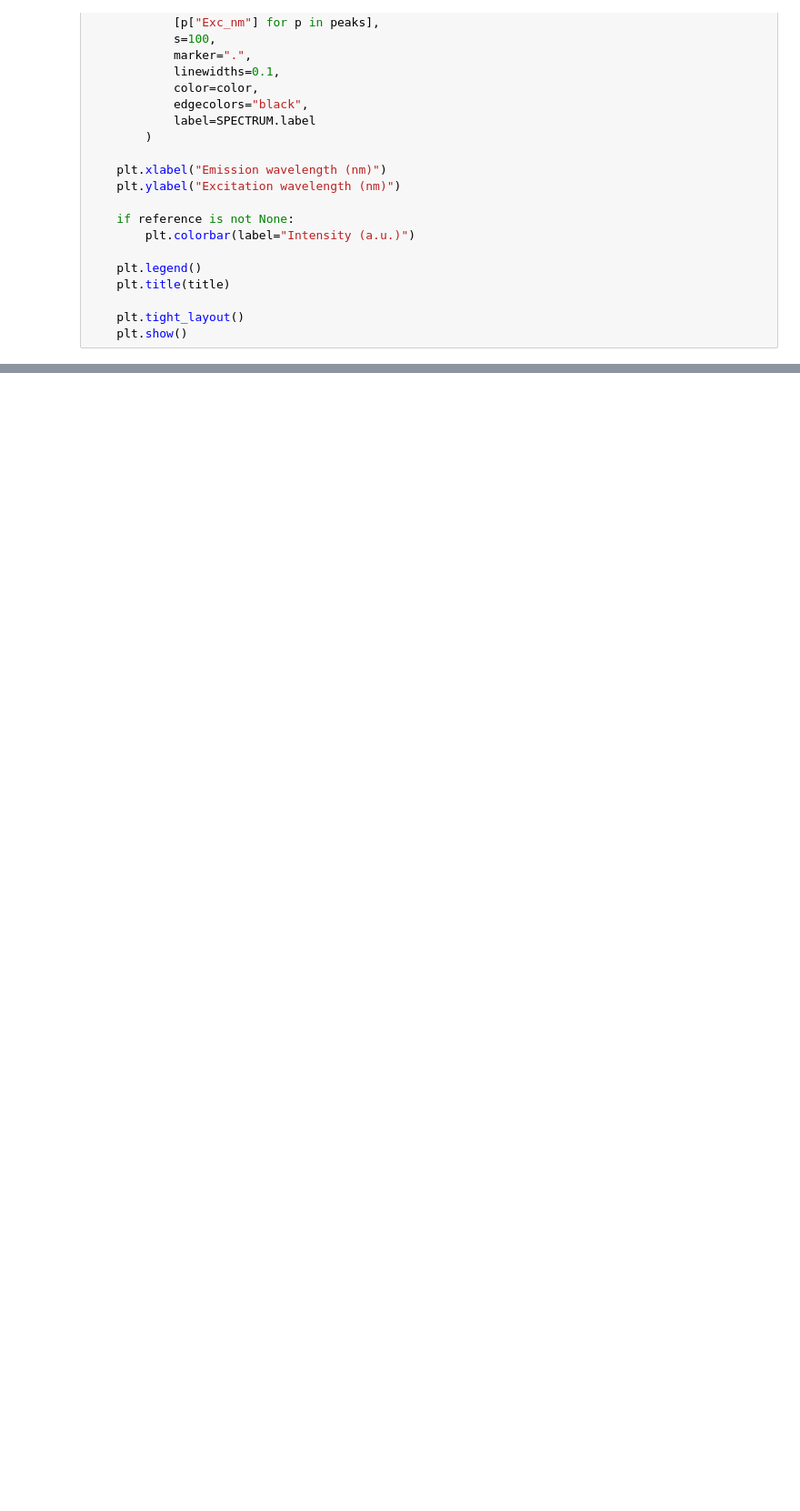
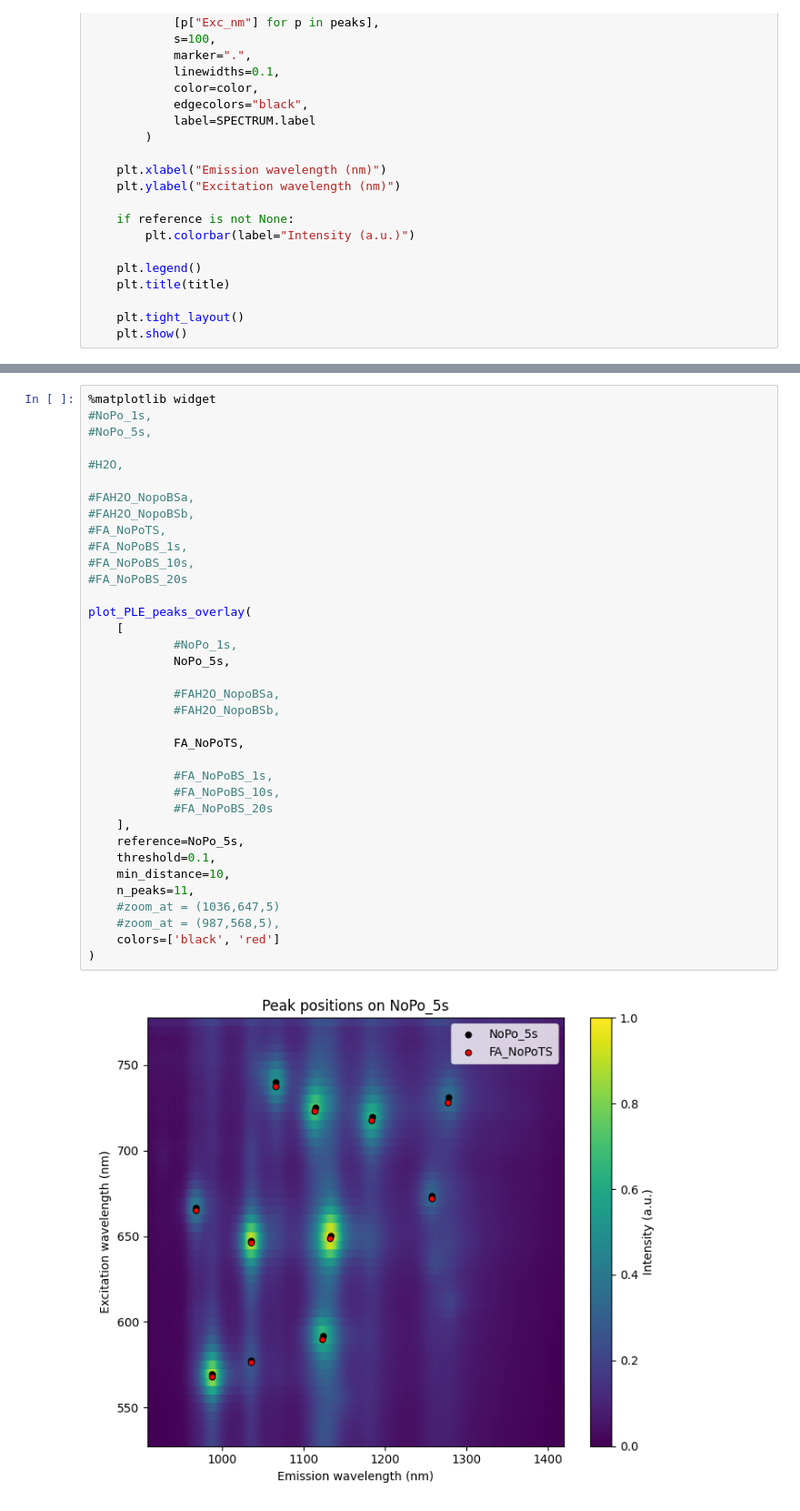
Before and after one commit to CristianMB/DataAnalysis_PhD_FUB, a Jupyter notebook: PLE/PLE_ReadingOPJScripts/ReadPLE_NoPos.ipynb, the cells around one changed output, grey strips where cells are left out. Shown at 91% size. Saved outputs shown, nothing was run; the diff lists cells and outputs as text; blank space fills up the shorter version.

Commit message:
PLE NoPo mixed filling peak positions

```diff
--- a/PLE/PLE_ReadingOPJScripts/ReadPLE_NoPos.ipynb
+++ b/PLE/PLE_ReadingOPJScripts/ReadPLE_NoPos.ipynb
@@ -959,0 +960,38 @@ plot_PLE_peaks_overlay(
+# %%
+%matplotlib widget
+#NoPo_1s,
+#NoPo_5s,
+
+#H2O,
+
+#FAH2O_NopoBSa,
+#FAH2O_NopoBSb,
+#FA_NoPoTS,
+#FA_NoPoBS_1s,
+#FA_NoPoBS_10s,
+#FA_NoPoBS_20s
+
+plot_PLE_peaks_overlay(
+    [
+            #NoPo_1s,
+            NoPo_5s,
+
+            #FAH2O_NopoBSa,
+            #FAH2O_NopoBSb,
+
+            FA_NoPoTS,
+
+            #FA_NoPoBS_1s,
+            #FA_NoPoBS_10s,
+            #FA_NoPoBS_20s
+    ],
+    reference=NoPo_5s,
+    threshold=0.1,
+    min_distance=10,
+    n_peaks=11,
+    #zoom_at = (1036,647,5)
+    #zoom_at = (987,568,5),
+    colors=['black', 'red']
+)
+# %% [output]
+[figure, added]
```
Also changed, not shown: parts of 2 cells of this notebook.
